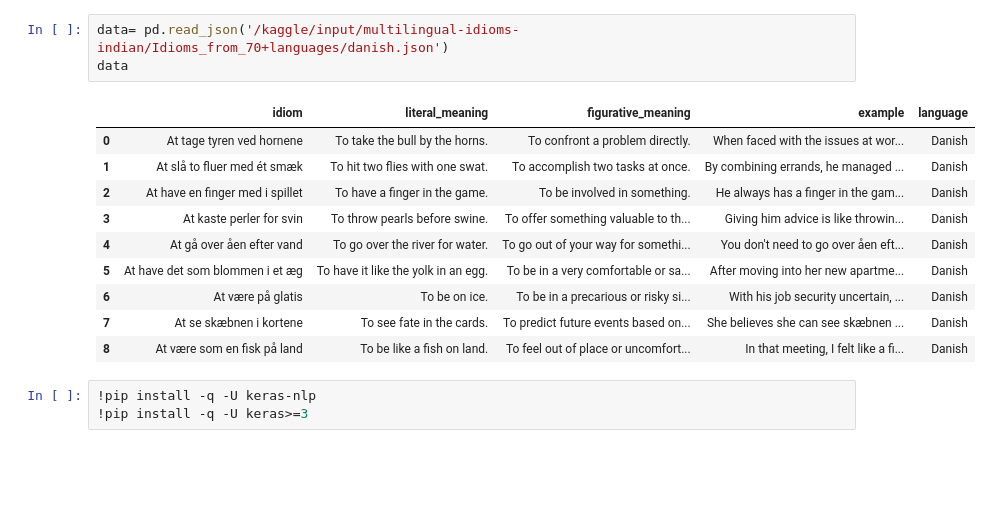
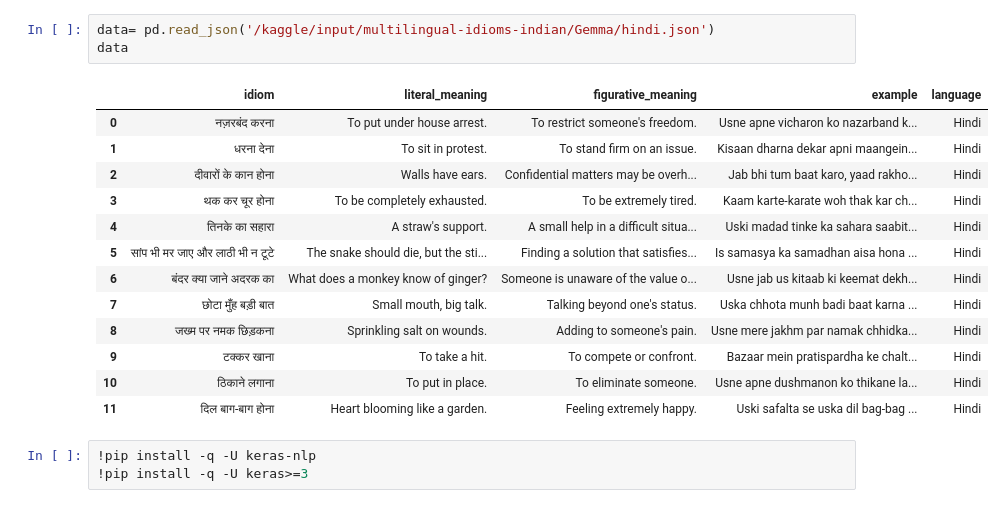
Before and after one commit to PhoenixAlpha23/Finetune-gemma, a Jupyter notebook: gemma-2b-en-idioms.ipynb, the cells around one changed output. Saved outputs shown, nothing was run; the diff lists cells and outputs as text; blank space fills up the shorter version.

Commit message:
Kaggle Notebook | gemma-2b-en-idioms | Version 4

```diff
--- a/gemma-2b-en-idioms.ipynb
+++ b/gemma-2b-en-idioms.ipynb
@@ -40,17 +41,20 @@ df
 # %%
-data= pd.read_json('/kaggle/input/multilingual-idioms-indian/Idioms_from_70+languages/danish.json')
+data= pd.read_json('/kaggle/input/multilingual-idioms-indian/Gemma/hindi.json')
 data
 # %% [output]
 |  | idiom | literal_meaning | figurative_meaning | example | language |
-| 0 | At tage tyren ved hornene | To take the bull by the horns. | To confront a problem directly. | When faced with the issues at wor... | Danish |
-| 1 | At slå to fluer med ét smæk | To hit two flies with one swat. | To accomplish two tasks at once. | By combining errands, he managed ... | Danish |
-| 2 | At have en finger med i spillet | To have a finger in the game. | To be involved in something. | He always has a finger in the gam... | Danish |
-| 3 | At kaste perler for svin | To throw pearls before swine. | To offer something valuable to th... | Giving him advice is like throwin... | Danish |
-| 4 | At gå over åen efter vand | To go over the river for water. | To go out of your way for somethi... | You don't need to go over åen eft... | Danish |
-| 5 | At have det som blommen i et æg | To have it like the yolk in an egg. | To be in a very comfortable or sa... | After moving into her new apartme... | Danish |
-| 6 | At være på glatis | To be on ice. | To be in a precarious or risky si... | With his job security uncertain, ... | Danish |
-| 7 | At se skæbnen i kortene | To see fate in the cards. | To predict future events based on... | She believes she can see skæbnen ... | Danish |
-| 8 | At være som en fisk på land | To be like a fish on land. | To feel out of place or uncomfort... | In that meeting, I felt like a fi... | Danish |
+| 0 | नज़रबंद करना | To put under house arrest. | To restrict someone's freedom. | Usne apne vicharon ko nazarband k... | Hindi |
+| 1 | धरना देना | To sit in protest. | To stand firm on an issue. | Kisaan dharna dekar apni maangein... | Hindi |
+| 2 | दीवारों के कान होना | Walls have ears. | Confidential matters may be overh... | Jab bhi tum baat karo, yaad rakho... | Hindi |
+| 3 | थक कर चूर होना | To be completely exhausted. | To be extremely tired. | Kaam karte-karate woh thak kar ch... | Hindi |
+| 4 | तिनके का सहारा | A straw's support. | A small help in a difficult situa... | Uski madad tinke ka sahara saabit... | Hindi |
+| 5 | सांप भी मर जाए और लाठी भी न टूटे | The snake should die, but the sti... | Finding a solution that satisfies... | Is samasya ka samadhan aisa hona ... | Hindi |
+| 6 | बंदर क्या जाने अदरक का | What does a monkey know of ginger? | Someone is unaware of the value o... | Usne jab us kitaab ki keemat dekh... | Hindi |
+| 7 | छोटा मुँह बड़ी बात | Small mouth, big talk. | Talking beyond one's status. | Uska chhota munh badi baat karna ... | Hindi |
+| 8 | जख्म पर नमक छिड़कना | Sprinkling salt on wounds. | Adding to someone's pain. | Usne mere jakhm par namak chhidka... | Hindi |
+| 9 | टक्कर खाना | To take a hit. | To compete or confront. | Bazaar mein pratispardha ke chalt... | Hindi |
+| 10 | ठिकाने लगाना | To put in place. | To eliminate someone. | Usne apne dushmanon ko thikane la... | Hindi |
+| 11 | दिल बाग-बाग होना | Heart blooming like a garden. | Feeling extremely happy. | Uski safalta se uska dil bag-bag ... | Hindi |
 # %%
 !pip install -q -U keras-nlp
 !pip install -q -U keras>=3
```
Also changed, not shown: parts of 11 cells of this notebook.
